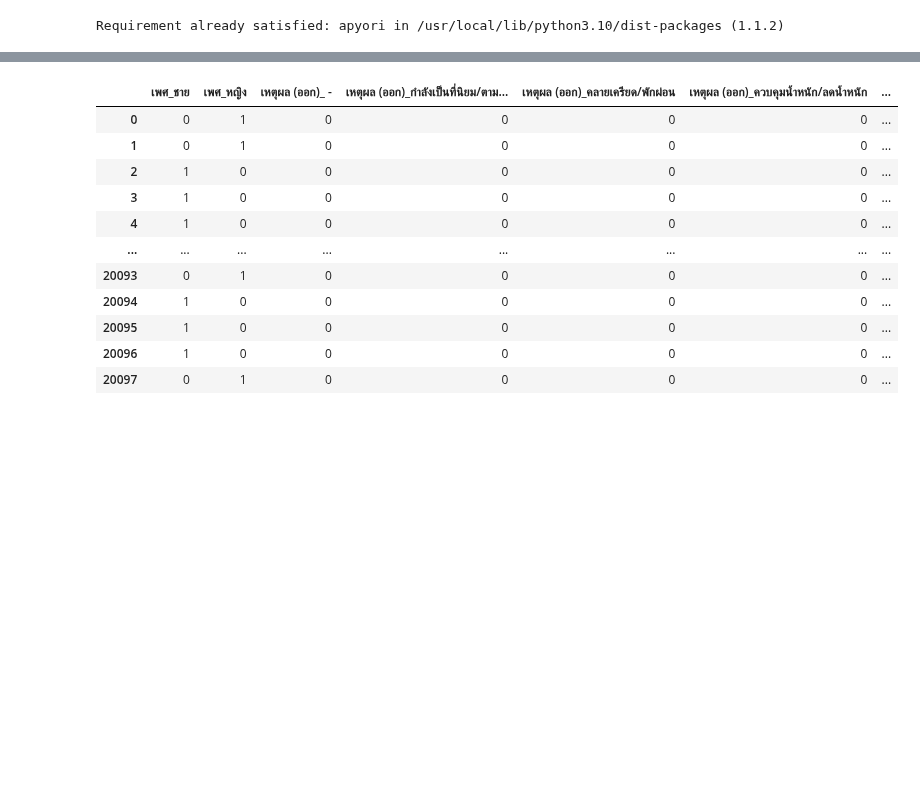
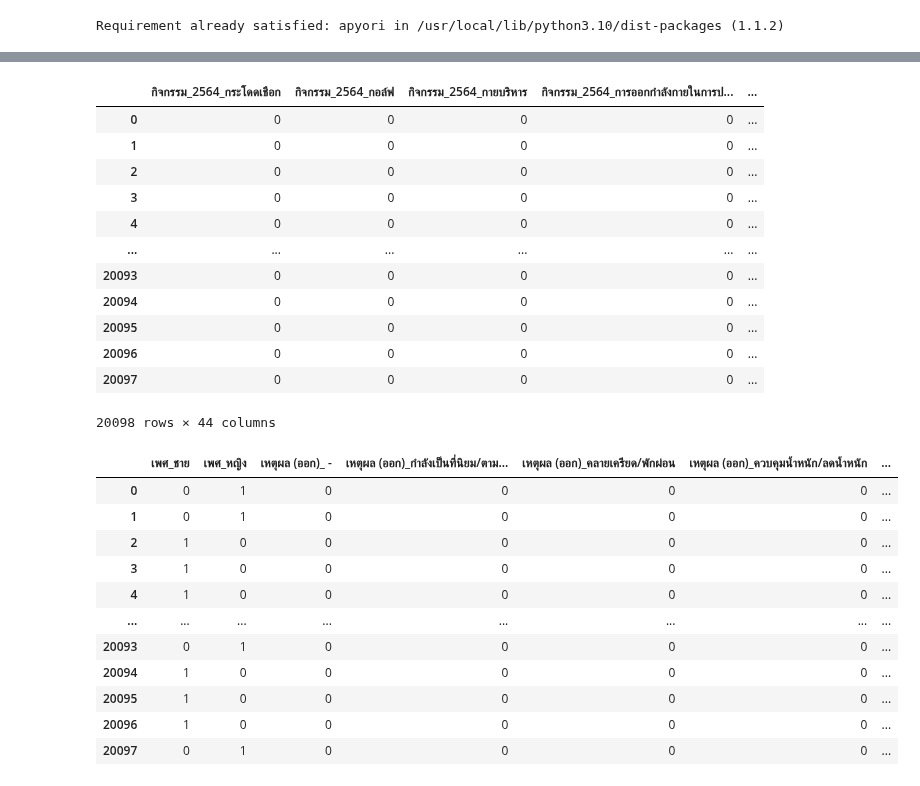
Before and after one commit to KorrawanOu/BSC_DPDM23, a Jupyter notebook: ex.ipynb, the cells around one changed output, grey strips where cells are left out. Saved outputs shown, nothing was run; the diff lists cells and outputs as text; code cells hidden in the pictures; blank space fills up the shorter version.

```diff
--- a/ex.ipynb
+++ b/ex.ipynb
@@ -741,5 +709,22 @@ results_df
 # %%
 ex = pd.get_dummies(jaa[['เพศ','เหตุผล (ออก)']])
+# %%
+ex1 = pd.get_dummies(jaa[['กิจกรรม_2564','เวลา']])
+ex1
+# %% [output]
+|  | กิจกรรม_2564_กระโดดเชือก | กิจกรรม_2564_กอล์ฟ | กิจกรรม_2564_กายบริหาร | กิจกรรม_2564_การออกกำลังกายในการป... | ... |
+| 0 | 0 | 0 | 0 | 0 | ... |
+| 1 | 0 | 0 | 0 | 0 | ... |
+| 2 | 0 | 0 | 0 | 0 | ... |
+| 3 | 0 | 0 | 0 | 0 | ... |
+| 4 | 0 | 0 | 0 | 0 | ... |
+| ... | ... | ... | ... | ... | ... |
+| 20093 | 0 | 0 | 0 | 0 | ... |
+| 20094 | 0 | 0 | 0 | 0 | ... |
+| 20095 | 0 | 0 | 0 | 0 | ... |
+| 20096 | 0 | 0 | 0 | 0 | ... |
+| 20097 | 0 | 0 | 0 | 0 | ... |
+20098 rows × 44 columns
 # %%
 ex
 # %% [output]
```
Also changed, not shown: parts of 9 cells of this notebook.
